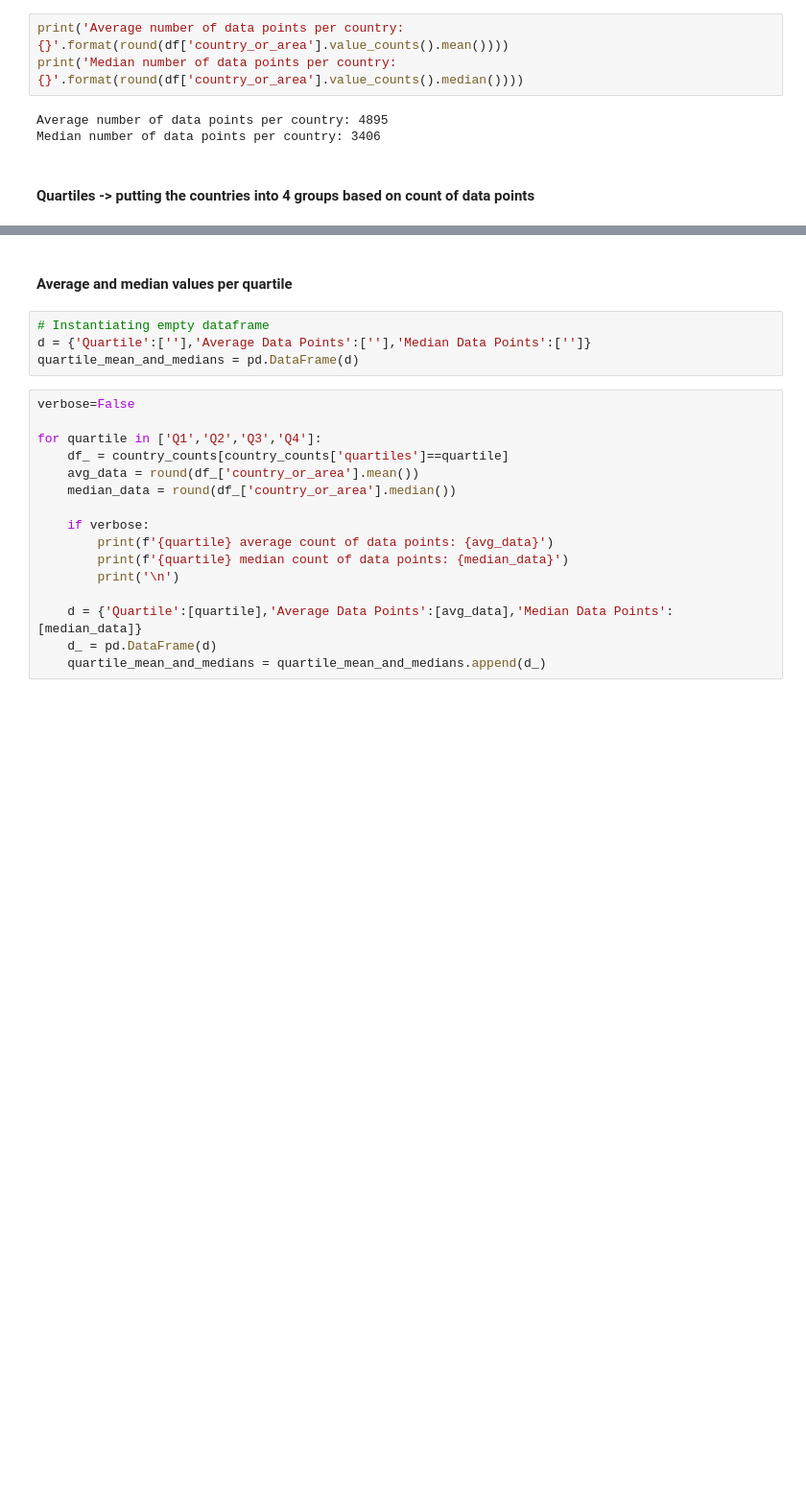
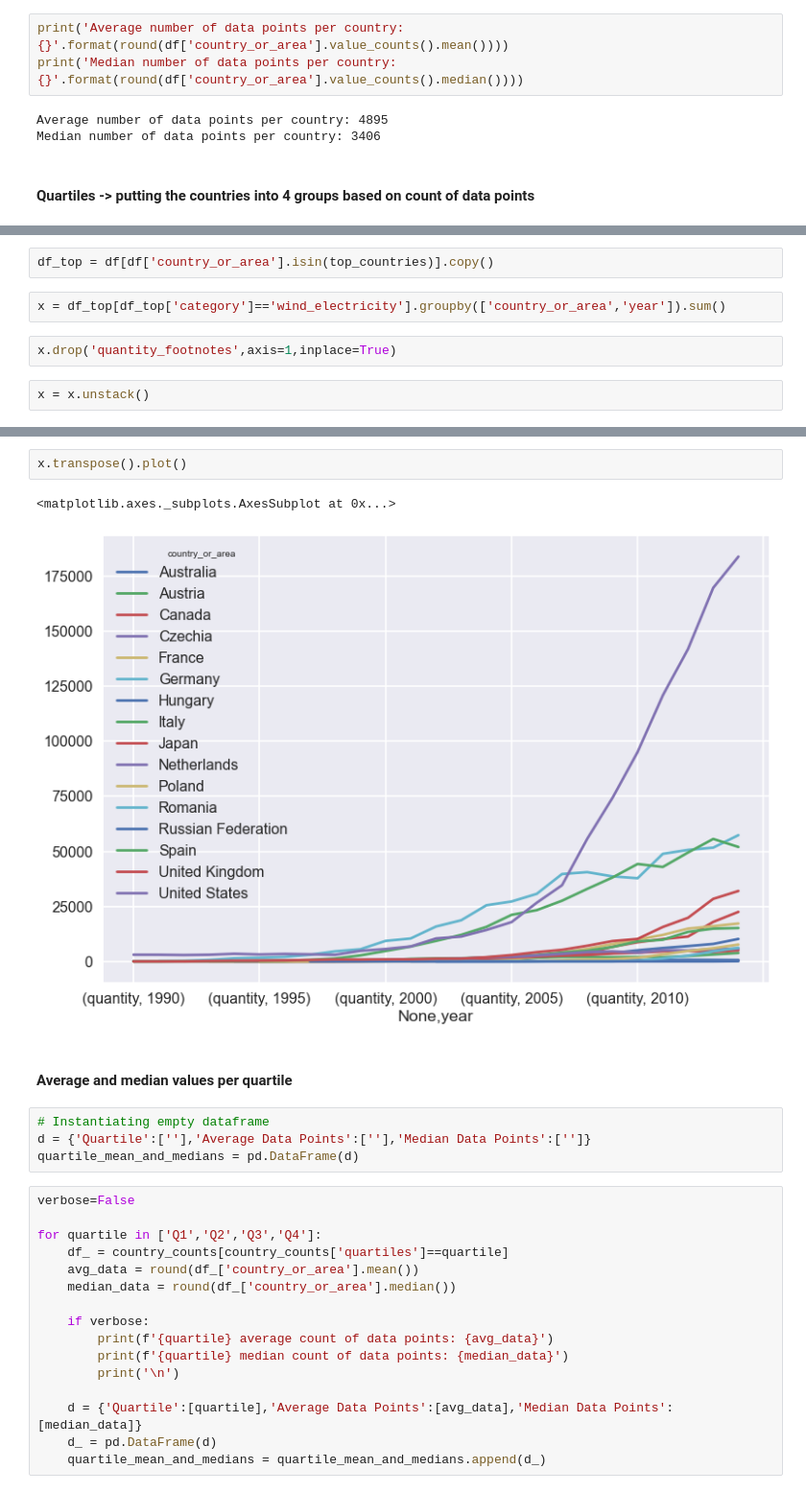
Before and after one commit to See-You-Data/UNInternationalEnergyData, a Jupyter notebook: alex_refactored_code.ipynb, the cells around one changed output, grey strips where cells are left out. Shown at 96% size. Drawn from its saved outputs; the diff is of its cells as text; blank space fills up the shorter version.

Commit message:
Got my qcut replacement function working, moved it to df.data_describer, and wrote some code to make a graph of data limited to the top group outputted by the function

```diff
--- a/alex_refactored_code.ipynb
+++ b/alex_refactored_code.ipynb
@@ -226,0 +131,8 @@ country_counts
+# %%
+df_top = df[df['country_or_area'].isin(top_countries)].copy()
+# %%
+x = df_top[df_top['category']=='wind_electricity'].groupby(['country_or_area','year']).sum()
+# %%
+x.drop('quantity_footnotes',axis=1,inplace=True)
+# %%
+x = x.unstack()
@@ -227,3 +162,8 @@ country_counts
+# %%
+x.transpose().plot()
+# %% [output]
+<matplotlib.axes._subplots.AxesSubplot at 0x...>
+[figure, added]
 # %% [markdown]
 #### Average and median values per quartile
 # %%
```
Also changed, not shown: parts of 14 cells of this notebook, 1 other file.
